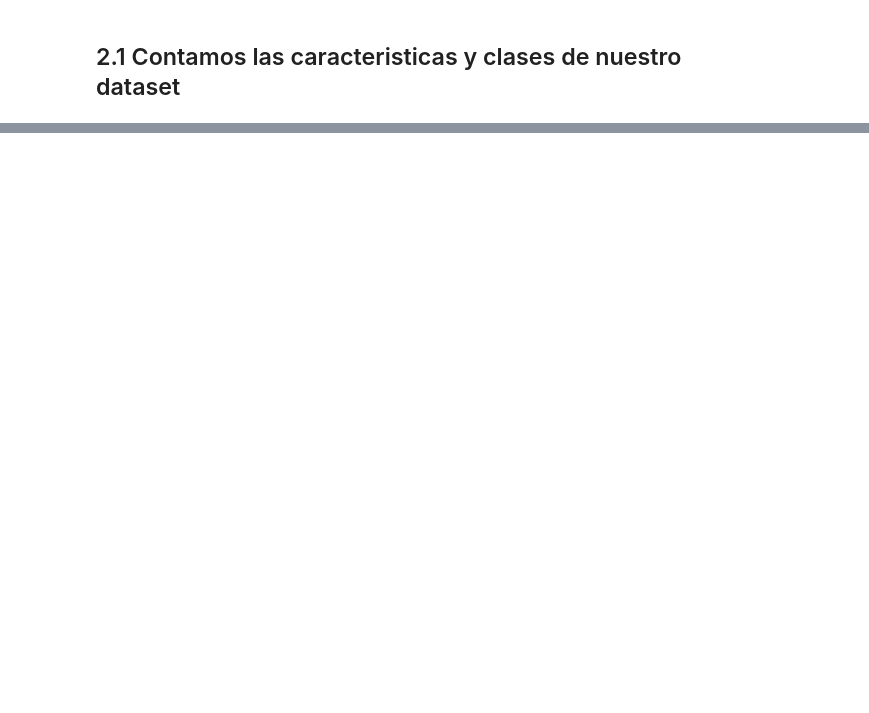
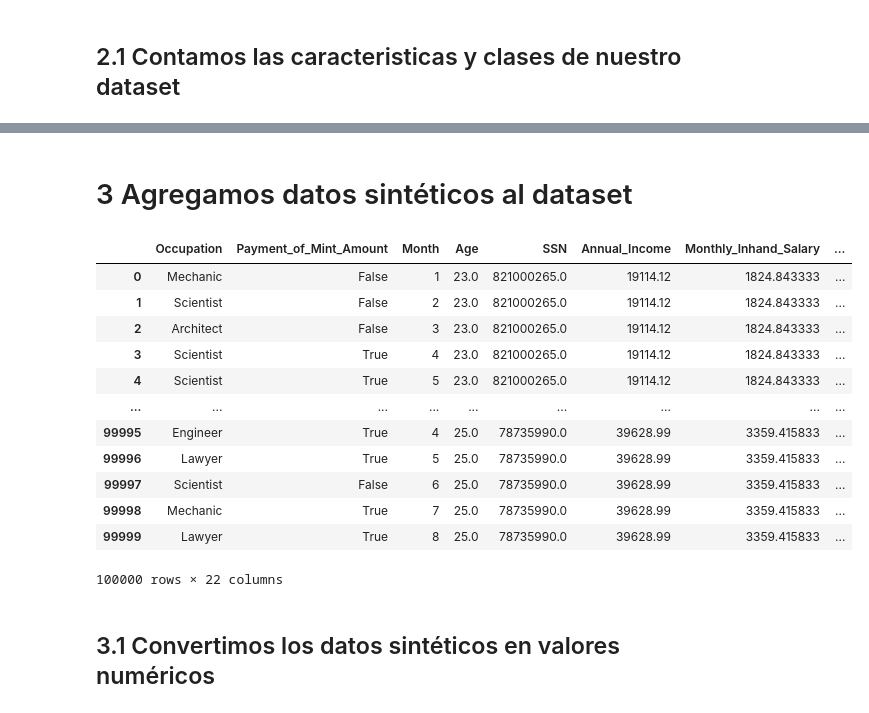
Before and after one commit to walterbvr/inteligenciaArtificial1, a Jupyter notebook: Parciales/Parcial1/Parcial1.ipynb, the cells around one changed output, grey strips where cells are left out. Saved outputs shown, nothing was run; the diff lists cells and outputs as text; code cells hidden in the pictures; blank space fills up the shorter version.

```diff
--- a/Parciales/Parcial1/Parcial1.ipynb
+++ b/Parciales/Parcial1/Parcial1.ipynb
@@ -70,0 +78,37 @@ Se debe tomar en cuenta que cada clase tiene su propia cantidad, por lo cual, se
+# %% [markdown]
+# 3 Agregamos datos sintéticos al dataset
+# %%
+# Establecemos la semilla para la replicabilidad
+np.random.seed(42)
+
+# Creamos las nuevas columnas
+occupation_values = np.random.choice(['Lawyer', 'Engineer', 'Architect', 'Mechanic', 'Scientist'], size=len(data))
+payment_of_mint_amount_values = np.random.choice([True, False], size=len(data))
+
+# Creamos un DataFrame con las nuevas columnas
+new_columns = pd.DataFrame({
+    'Occupation': occupation_values,
+    'Payment_of_Mint_Amount': payment_of_mint_amount_values
+})
+
+# Concatenamos las nuevas columnas al principio del DataFrame original
+data = pd.concat([new_columns, data], axis=1)
+
+# Mostrar el DataFrame resultante
+data
+# %% [output]
+|  | Occupation | Payment_of_Mint_Amount | Month | Age | SSN | Annual_Income | Monthly_Inhand_Salary | ... |
+| 0 | Mechanic | False | 1 | 23.0 | 821000265.0 | 19114.12 | 1824.843333 | ... |
+| 1 | Scientist | False | 2 | 23.0 | 821000265.0 | 19114.12 | 1824.843333 | ... |
+| 2 | Architect | False | 3 | 23.0 | 821000265.0 | 19114.12 | 1824.843333 | ... |
+| 3 | Scientist | True | 4 | 23.0 | 821000265.0 | 19114.12 | 1824.843333 | ... |
+| 4 | Scientist | True | 5 | 23.0 | 821000265.0 | 19114.12 | 1824.843333 | ... |
+| ... | ... | ... | ... | ... | ... | ... | ... | ... |
+| 99995 | Engineer | True | 4 | 25.0 | 78735990.0 | 39628.99 | 3359.415833 | ... |
+| 99996 | Lawyer | True | 5 | 25.0 | 78735990.0 | 39628.99 | 3359.415833 | ... |
+| 99997 | Scientist | False | 6 | 25.0 | 78735990.0 | 39628.99 | 3359.415833 | ... |
+| 99998 | Mechanic | True | 7 | 25.0 | 78735990.0 | 39628.99 | 3359.415833 | ... |
+| 99999 | Lawyer | True | 8 | 25.0 | 78735990.0 | 39628.99 | 3359.415833 | ... |
+100000 rows × 22 columns
+# %% [markdown]
+## 3.1 Convertimos los datos sintéticos en valores numéricos
```
Also changed, not shown: parts of 73 cells of this notebook, 1 other file.
